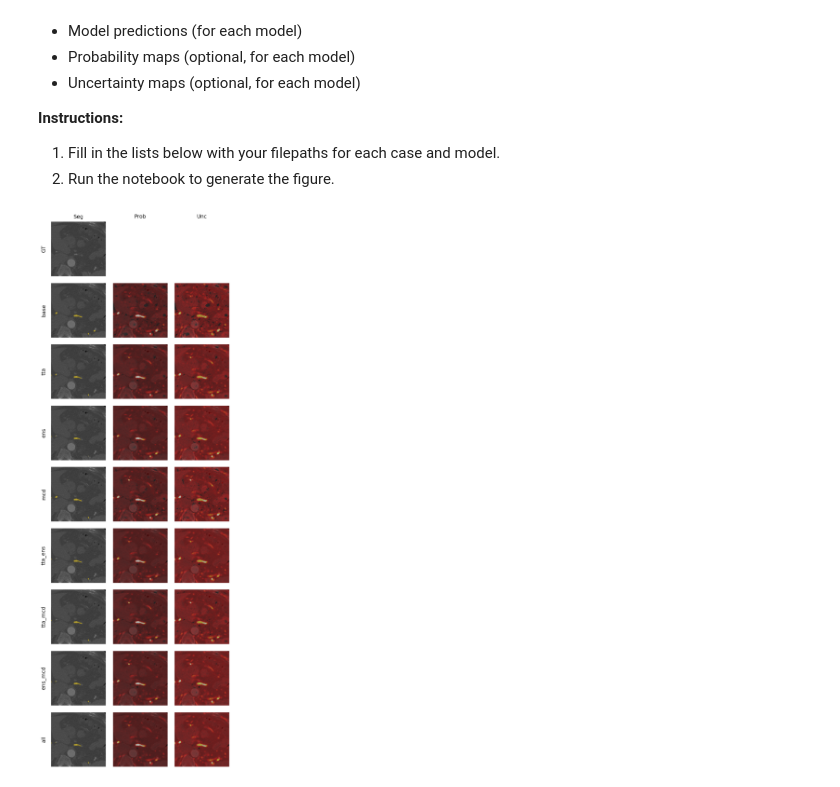
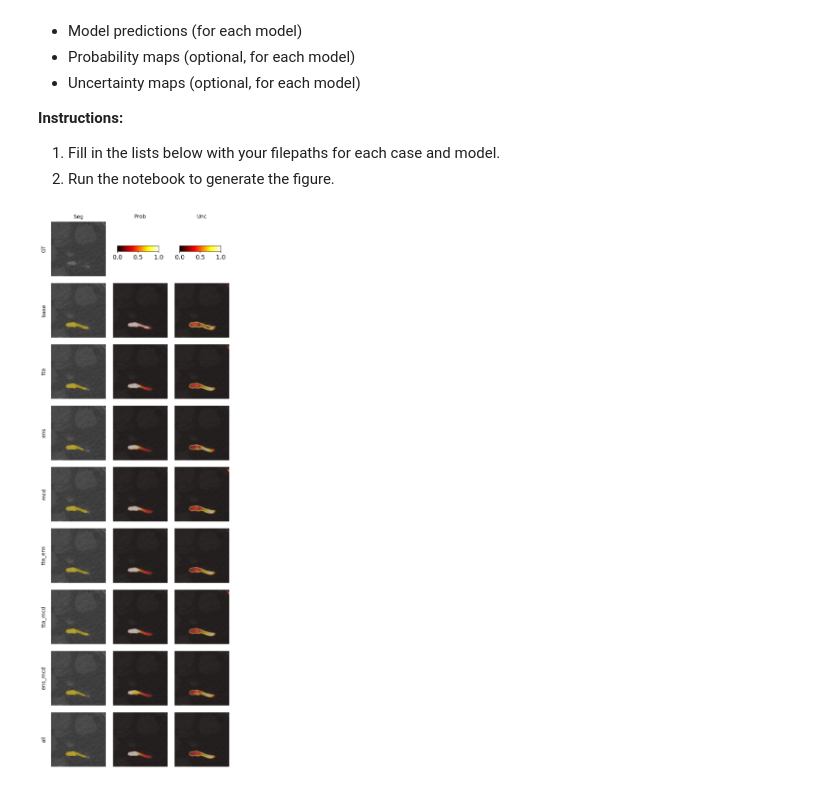
Before and after one commit to Skimaste/nnUNet, a Jupyter notebook: nnunetv2/evaluation/viz.ipynb, the cells around one changed output. Saved outputs shown, nothing was run; the diff lists cells and outputs as text; code cells hidden in the pictures.

```diff
--- a/nnunetv2/evaluation/viz.ipynb
+++ b/nnunetv2/evaluation/viz.ipynb
@@ -165,9 +165,11 @@ def plot_comparison(image, gt, preds, model_names, slice_idx=None, prob_maps=Non
     plt.tight_layout()
     plt.show()
 # %%
+from skimage import exposure
+
 def intensify_low_values(entropy_norm, power=0.15):
     """Intensify low values in the entropy map."""
-    return np.tanh(np.power(entropy_norm, power))
+    return exposure.equalize_hist(entropy_norm)
 
 
 def crop_center(img, frac=0.8):
@@ -197,37 +199,84 @@ def plot_grid(image, gt, preds, prob_maps, unc_maps, model_names, slice_idx=None
     pred_slices = [crop_center(p[:, :, slice_idx]) for p in preds]
     prob_slices = [crop_center(p[:, :, slice_idx]) for p in prob_maps]
     unc_slices = [crop_center(u[:, :, slice_idx]) for u in unc_maps]
 
-    n_rows = len(model_names) + 1  # ground truth + models
+    n_rows = len(model_names) + 1  # models + label + ground truth
     n_cols = 4  # label, Seg, Prob, Unc
-    fig, axes = plt.subplots(n_rows, n_cols, figsize=(n_cols*1.6, n_rows*2),
-                             gridspec_kw={'width_ratios': [0.01, 0.9, 0.9, 0.9]})
+    fig, axes = plt.subplots(
+        n_rows, n_cols,
+        figsize=(n_cols*1.6, n_rows*2),
+        gridspec_kw={'width_ratios': [0.01, 1, 1, 1]}
+    )
     fig.subplots_adjust(wspace=0.01, hspace=0.01)
+
+    all_prob = np.concatenate([s.ravel() for s in prob_slices])
+    all_unc  = np.concatenate([s.ravel() for s in unc_slices])
+    prob_norm = plt.Normalize(all_prob.min(), all_prob.max())
+    unc_norm  = plt.Normalize(all_unc.min(),  all_unc.max())
+    # scalar mappables
+    prob_sm = plt.cm.ScalarMappable(norm=prob_norm, cmap='hot')
+    unc_sm  = plt.cm.ScalarMappable(norm=unc_norm,  cmap='hot')
+    prob_sm._A = []; unc_sm._A = []
+
+    # remove any existing header axes for prob/unc
+    axes[0,2].axis('off')
+    axes[0,3].axis('off')
+
+    # place a slim horizontal colorbar above column 2
+    pos2 = axes[0,2].get_position()
+    cbax_prob = fig.add_axes([
+        pos2.x0 + pos2.width*0.1,
+        pos2.y0 + pos2.height*1.5,
+        pos2.width*0.8,
+        0.01
+    ])
+    cbar_prob = fig.colorbar(
+        prob_sm,
+        cax=cbax_prob,
+        orientation='horizontal',
+        ticks=[prob_norm.vmin,
+               (prob_norm.vmin+prob_norm.vmax)/2,
+               prob_norm.vmax]
+    )
+    cbar_prob.set_ticklabels([
+        f"{prob_norm.vmin:.1f}",
+        f"{(prob_norm.vmin+prob_norm.vmax)/2:.1f}",
+        f"{prob_norm.vmax:.1f}"
+    ])
+
+    # place a slim vertical colorbar beside column 3
+    pos3 = axes[0,3].get_position()
+    cbax_unc = fig.add_axes([pos3.x0 + pos3.width*0.3, pos3.y0 + pos3.height*1.5, pos3.width*0.8, 0.01])
+    fig.colorbar(unc_sm, cax=cbax_unc, orientation='horizontal')
 
     # Header row for column titles
     axes[0,0].axis('off')
     for j, title in enumerate(['Seg', 'Prob', 'Unc'], start=1):
         axes[0,j].set_title(title, pad=8, fontsize=12)
         axes[0,j].axis('off')
 
     # Ground truth row label and image
     axes[0,0].text(0.5, 0.5, 'GT', ha='center', va='center', rotation=90, fontsize=12)
     axes[0,1].imshow(overlay_segmentation(img, gt_slice)); axes[0,1].axis('off')
     axes[0,2].axis('off'); axes[0,3].axis('off')
 
     # Model rows
     for i, name in enumerate(model_names, start=1):
         axes[i,0].axis('off')
         axes[i,0].text(0.5, 0.5, name, ha='center', va='center', rotation=90, fontsize=12)
         axes[i,1].imshow(overlay_segmentation(img, pred_slices[i-1])); axes[i,1].axis('off')
         axes[i,2].imshow(overlay_heatmap(img, intensify_low_values(prob_slices[i-1]), cmap='hot')); axes[i,2].axis('off')
         axes[i,3].imshow(overlay_heatmap(img, intensify_low_values(unc_slices[i-1]), cmap='hot')); axes[i,3].axis('off')
 
     plt.tight_layout(); plt.show()
 
 plot_grid(i, gt, preds, prob_maps, unc_maps, model_names, slice_idx=25)
+
+# plot_grid(i, gt, preds, prob_maps, unc_maps, model_names, slice_idx=197) # image case_0083 zoom=0.8 model_perf_id
+# plot_grid(i, gt, preds, prob_maps, unc_maps, model_names, slice_idx=25) # image case_0002 zoom=0.8 model_perf_ood
+# plot_grid(i, gt, preds, prob_maps, unc_maps, model_names, slice_idx=25) # image case_0002 zoom=0.3 model_perf_ood_zoom
 # %% [output]
-[figure, old version]
+[figure, new version]
 # %%
 dataset = 'Dataset003_ImageCAS_split'
 
```
Also changed, not shown: parts of 2 cells of this notebook.
